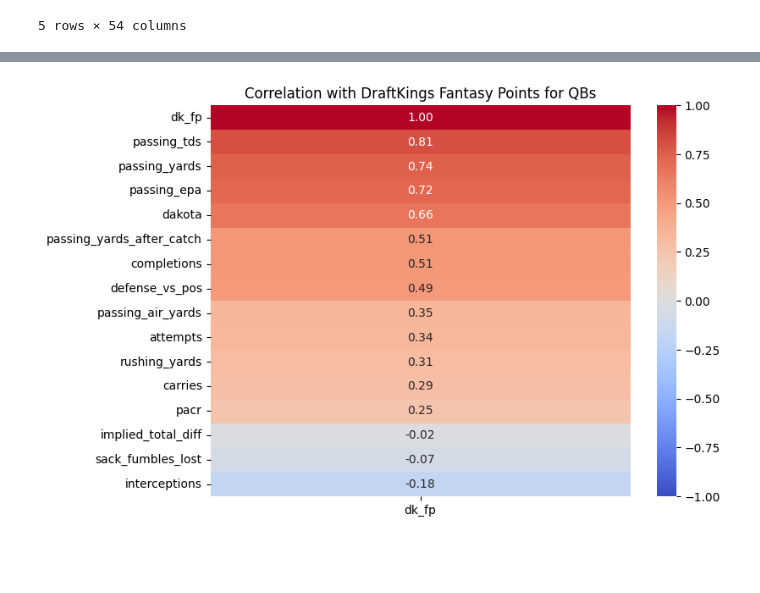
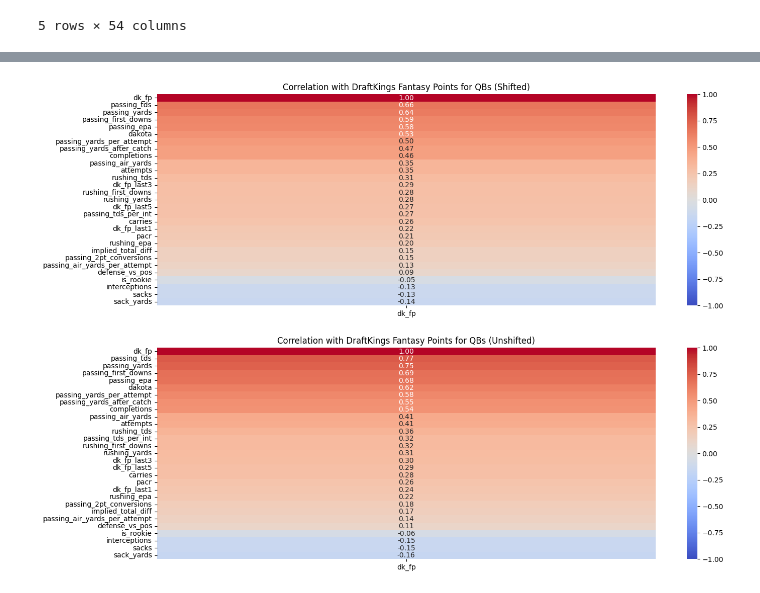
Before and after one commit to b00se/footbalf, a Jupyter notebook: nfl_data.ipynb, the cells around one changed output, grey strips where cells are left out. Saved outputs shown, nothing was run; the diff lists cells and outputs as text; code cells hidden in the pictures; blank space fills up the shorter version.

```diff
--- a/nfl_data.ipynb
+++ b/nfl_data.ipynb
@@ -259,28 +304,53 @@ weekly_data_2019
 # %%
-QB_COLUMNS = ['player_id', 'player_display_name', 'week', 'completions', 'attempts', 'passing_yards', 'passing_tds', 'interceptions', 'sack_fumbles_lost',
-              'passing_air_yards', 'passing_yards_after_catch', 'passing_epa', 'pacr', 'dakota', 'carries', 'rushing_yards',
-              'dk_fp', 'defense_vs_pos', 'implied_total_diff']
-qb_data = weekly_data_2019.loc[weekly_data_2019['position'] == 'QB']
+QB_COLUMNS = ['player_id', 'player_display_name', 'week', 'season', 'completions', 'attempts', 'passing_yards', 'passing_tds', 'interceptions',
+              'passing_air_yards', 'passing_yards_after_catch', 'passing_epa', 'pacr', 'dakota', 'carries', 'rushing_yards', 'sacks', 'sack_yards',
+              'passing_first_downs', 'dk_fp', 'defense_vs_pos', 'implied_total_diff', 'passing_2pt_conversions', 'rushing_tds',
+              'rushing_first_downs', 'rushing_epa', 'dk_fp_last1', 'dk_fp_last3', 'dk_fp_last5', 'is_rookie']
+qb_data = weekly_data.loc[weekly_data['position'] == 'QB']
 qb_data = qb_data[QB_COLUMNS]
 qb_data = qb_data[qb_data['attempts'] > 10]
+qb_data['rushing_epa'] = qb_data['rushing_epa'].fillna(0)
+# %%
+# adding some derived columns
+qb_data['passing_yards_per_attempt'] = qb_data['passing_yards'] / qb_data['attempts']
+qb_data['passing_tds_per_int'] = qb_data['passing_tds'] / qb_data['interceptions']
+# handle divide by zero and nan
+qb_data['passing_tds_per_int'] = qb_data['passing_tds_per_int'].replace([float('inf'), float('-inf')], 0)
+qb_data['passing_tds_per_int'] = qb_data['passing_tds_per_int'].fillna(0)
+qb_data['passing_air_yards_per_attempt'] = qb_data['passing_air_yards'] / qb_data['attempts']
+
+QB_COLUMNS += ['passing_yards_per_attempt', 'passing_tds_per_int', 'passing_air_yards_per_attempt']
 # %%
 import seaborn as sns
 import matplotlib.pyplot as plt
 
+dk_fp = qb_data['dk_fp']
+qb_features = qb_data.drop(columns=['player_id', 'player_display_name', 'week', 'season', 'dk_fp'])
+
+# shirt all columns except dk_fp
+qb_features_shifted = qb_features.shift(1)
+qb_features_shifted = pd.concat([qb_features_shifted, dk_fp], axis=1)
+qb_features_unshifted = pd.concat([qb_features, dk_fp], axis=1)
+
 # build correlation matrix for QB data
-qb_data_for_corr = qb_data.drop(columns=['player_id', 'player_display_name', 'week'])
-qb_corr = qb_data_for_corr.corr()
+qb_corr_shifted = qb_features_shifted.corr()
+qb_corr_unshifted = qb_features_unshifted.corr()
 
-dk_fp_corr = qb_corr[['dk_fp']].sort_values(by='dk_fp', ascending=False)
+dk_fp_corr_shifted = qb_corr_shifted[['dk_fp']].sort_values(by='dk_fp', ascending=False)
+dk_fp_corr_unshifted = qb_corr_unshifted[['dk_fp']].sort_values(by='dk_fp', ascending=False)
 
-plt.figure(figsize=(8, 6))
+plt.figure(figsize=(16, 12))
 
-sns.heatmap(dk_fp_corr, annot=True, cmap='coolwarm', fmt=".2f", vmin=-1, vmax=1)
+plt.subplot(2, 1, 1)
+sns.heatmap(dk_fp_corr_shifted, annot=True, cmap='coolwarm', fmt=".2f", vmin=-1, vmax=1)
+plt.title("Correlation with DraftKings Fantasy Points for QBs (Shifted)")
 
-plt.title("Correlation with DraftKings Fantasy Points for QBs")
+plt.subplot(2, 1, 2)
+sns.heatmap(dk_fp_corr_unshifted, annot=True, cmap='coolwarm', fmt=".2f", vmin=-1, vmax=1)
+plt.title("Correlation with DraftKings Fantasy Points for QBs (Unshifted)")
 plt.show()
 # %% [output]
-[figure, old version]
+[figure, new version]
 # %%
 # prepare the data
 
```
Also changed, not shown: parts of 11 cells of this notebook.
